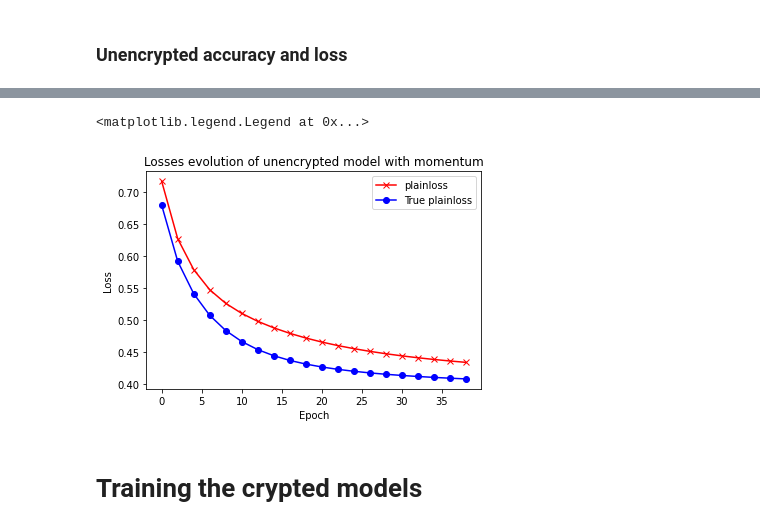
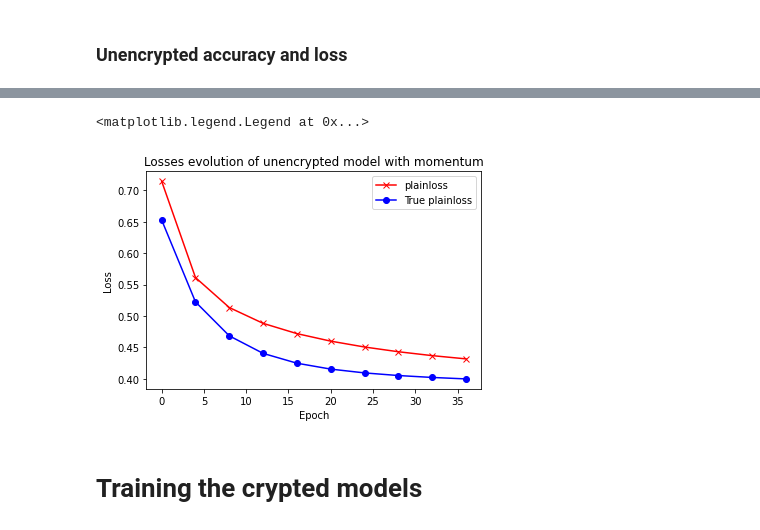
Before and after one commit to arthurPignet/privacy-preserving-titanic-challenge, a Jupyter notebook: ckks_titanic/notebooks/2-ap-main.ipynb, the cells around one changed output, grey strips where cells are left out. Drawn from its saved outputs; the diff is of its cells as text; code cells hidden in the pictures.

```diff
--- a/ckks_titanic/notebooks/2-ap-main.ipynb
+++ b/ckks_titanic/notebooks/2-ap-main.ipynb
@@ -30,12 +31,12 @@ import seaborn as sns
 # %% [markdown]
 ### Paths
 # %%
-DATA_PATH = "/data/raw/"            # whole data set
+WORKING_DIR = os.getcwd()
+DATA_PATH = WORKING_DIR+"/data/raw/"            # whole data set
 #DATA_PATH = "/data/quick_demo/"   # subset of the data set, with 15 train_samples and 5 test_samples
-#DATA_PATH = "/home/apignet/homomorphic-encryption/ckks_titanic/data/quick_demo/"   # subset of the data set, with 400 train_samples and 50 test_samples
-#DATA_PATH =   '/data/quick_demo/'
-LOG_PATH = "reports/log"
-LOG_FILENAME = "test_multiprocessing"
+
+LOG_PATH = WORKING_DIR+"/reports/log/"
+LOG_FILENAME = "0804"
 # %%
 fileHandler = logging.FileHandler("{0}/{1}.log".format(LOG_PATH, LOG_FILENAME))
 streamHandler = logging.StreamHandler(sys.stdout)
@@ -51,9 +52,9 @@ EPOCH = 40
 LEARNING_RATE = 0.9
 MOMENTUM_RATE = 0.6
 REGULARIZATION_RATE = 0.5
-VERBOSE = 2
-SAVE_WEIGHT = 2
-N_JOBS = 4
+VERBOSE = 4
+SAVE_WEIGHT = 4
+N_JOBS = 8
 # %% [markdown]
 ## Static functions
 # %%
@@ -201,7 +220,7 @@ def accuracy(crypted_weight, crypted_bias, prior_unencrypted_X = None, prior_une
 # %%
 %%memit
 logging.info(os.getcwd())
-raw_train, raw_test = build_features.data_import(os.getcwd()+DATA_PATH)
+raw_train, raw_test = build_features.data_import(DATA_PATH)
 train, submission_test = build_features.processing(raw_train, raw_test)
 del submission_test
 # %% [output]
@@ -386,8 +407,13 @@ logging.info("Training done. " + str(round(time.time() - timer, 0)) + " seconds"
 acc = unencrypted_model.accuracy(test_features.to_numpy(), test_labels.to_numpy().reshape((-1, 1)))
 logging.info("Accuracy of unencrypted model : %s " % acc)
 
-plt.plot([i*VERBOSE for i in range(len(unencrypted_model.loss_list))], unencrypted_model.loss_list,'-xr' ,label='plainloss')
-plt.plot([i*VERBOSE for i in range(len(unencrypted_model.true_loss_list))], unencrypted_model.true_loss_list, '-ob', label='True plainloss')
+plt.plot([i*VERBOSE for i in range(len(unencrypted_model.loss_list))],
+         unencrypted_model.loss_list,'-xr',
+         label='plainloss')
+plt.plot([i*VERBOSE for i in range(len(unencrypted_model.true_loss_list))],
+         unencrypted_model.true_loss_list,
+         '-ob',
+         label='True plainloss')
 
 plt.xlabel('Epoch')
 plt.ylabel('Loss')
@@ -398,5 +424,5 @@ plt.legend(loc='best')
 <matplotlib.legend.Legend at 0x...>
-[figure, old version]
+[figure, new version]
 # %% [markdown]
 # Training the crypted models
 # %%
```
Also changed, not shown: parts of 30 cells of this notebook, 1 other file.
